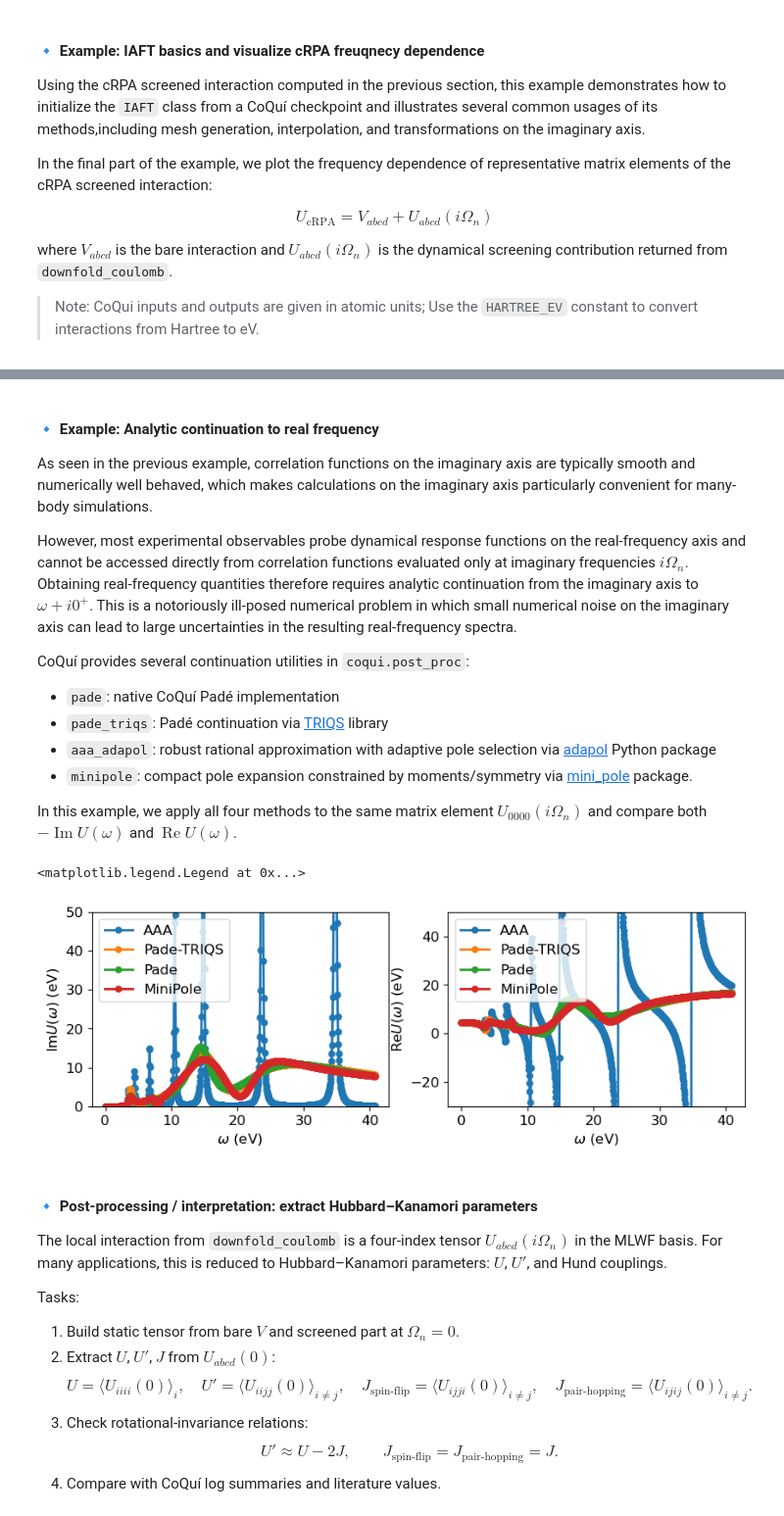
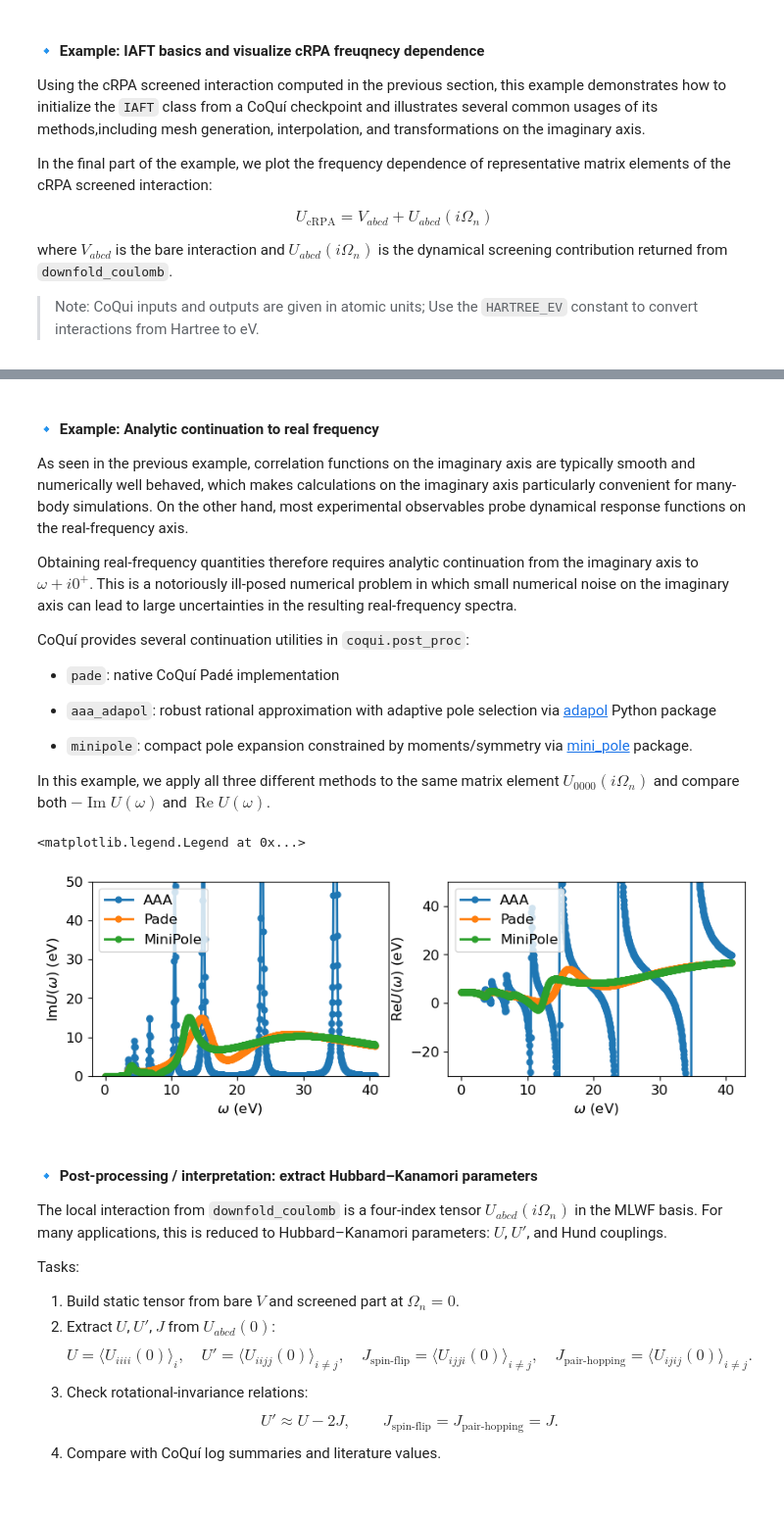
Before and after one commit to AbInitioQHub/coqui-tutorial, a Jupyter notebook: quickstart/03_crpa/03_crpa_screened_interactions.ipynb, the cells around one changed output, grey strips where cells are left out. Shown at 98% size. Drawn from its saved outputs; the diff is of its cells as text; code cells hidden in the pictures.

```diff
--- a/quickstart/03_crpa/03_crpa_screened_interactions.ipynb
+++ b/quickstart/03_crpa/03_crpa_screened_interactions.ipynb
@@ -255,54 +267,51 @@ plt.show()
 # %% [markdown]
 #### 🔹 Example: Analytic continuation to real frequency
 
-As seen in the previous example, correlation functions on the imaginary axis are typically smooth and numerically well behaved, which makes calculations on the imaginary axis particularly convenient for many-body simulations.
+As seen in the previous example, correlation functions on the imaginary axis are typically smooth and numerically well behaved, which makes calculations on the imaginary axis particularly convenient for many-body simulations. On the other hand, most experimental observables probe dynamical response functions on the real-frequency axis.
 
-However, most experimental observables probe dynamical response functions on the real-frequency axis and cannot be accessed directly from correlation functions evaluated only at imaginary frequencies $i\Omega_n$. Obtaining real-frequency quantities therefore requires analytic continuation from the imaginary axis to $\omega + i0^+$. This is a notoriously ill-posed numerical problem in which small numerical noise on the imaginary axis can lead to large uncertainties in the resulting real-frequency spectra.
+Obtaining real-frequency quantities therefore requires analytic continuation from the imaginary axis to $\omega + i0^+$. This is a notoriously ill-posed numerical problem in which small numerical noise on the imaginary axis can lead to large uncertainties in the resulting real-frequency spectra.
 
 CoQuí provides several continuation utilities in `coqui.post_proc`:
 - `pade`: native CoQuí Padé implementation
-- `pade_triqs`: Padé continuation via [TRIQS](https://github.com/triqs/triqs) library
+
 - `aaa_adapol`: robust rational approximation with adaptive pole selection via [adapol](https://github.com/flatironinstitute/adapol) Python package
+
 - `minipole`: compact pole expansion constrained by moments/symmetry via [mini_pole](https://github.com/Green-Phys/MiniPole) package.
 
-In this example, we apply all four methods to the same matrix element $U_{0000}(i\Omega_n)$ and compare both $-\operatorname{Im}U(\omega)$ and $\operatorname{Re}U(\omega)$.
+In this example, we apply all three different methods to the same matrix element $U_{0000}(i\Omega_n)$ and compare both $-\operatorname{Im}U(\omega)$ and $\operatorname{Re}U(\omega)$.
-# %%
-Uw_aaa, w_mesh_aaa = coqui.post_proc.aaa_adapol(Uloc_iw[:,0,0,0,0], iaft, stats='boson', wmin=0.0, wmax=1.5, Nw=1000, Nfit=40, ph_sym=True)
-Uw_pade, w_mesh_pade = coqui.post_proc.pade_triqs(Uloc_iw[:,0,0,0,0], iaft, stats='boson', wmin=0.0, wmax=1.5, Nw=1000, Nfit=100, ph_sym=True)
-Uw_pade2, w_mesh_pade2 = coqui.post_proc.pade(Uloc_iw[:,0,0,0,0], iaft, stats='boson', wmin=0.0, wmax=1.5, Nw=1000, Nfit=100, eta=0.0, ph_sym=True)
-Uw_minipole, w_mesh_minipole = coqui.post_proc.minipole(Uloc_iw[:,0,0,0,0], iaft, stats='boson', wmin=0.0, wmax=1.5, Nw=1000, tol=1e-12, eta=None, ph_sym=True)
-
-fig, ax = plt.subplots(1, 2, figsize=(10,3))
-ax[0].plot(w_mesh_aaa.real * HARTREE_EV, -Uw_aaa.imag * HARTREE_EV,
-            linewidth=2, marker='o', markersize=5, label='AAA')
-ax[0].plot(w_mesh_pade.real * HARTREE_EV, -Uw_pade.imag * HARTREE_EV,
-            linewidth=2, marker='o', markersize=5, label='Pade-TRIQS')
-ax[0].plot(w_mesh_pade2.real * HARTREE_EV, -Uw_pade2.imag * HARTREE_EV,
-        linewidth=2, marker='o', markersize=5, label='Pade')
-ax[0].plot(w_mesh_minipole.real * HARTREE_EV, -Uw_minipole.imag * HARTREE_EV,
-        linewidth=2, marker='o', markersize=5, label='MiniPole')
-ax[0].set_ylim(0, 50)
-ax[0].tick_params(axis='both', which='major', labelsize=12)
-ax[0].set_xlabel('$\omega$ (eV)', fontsize=12)
-ax[0].set_ylabel('Im$U(\omega)$ (eV)', fontsize=12)
-ax[0].legend(fontsize=12)
-
-ax[1].plot(w_mesh_aaa.real * HARTREE_EV, (Vloc[0,0,0,0]+Uw_aaa).real * HARTREE_EV,
-        linewidth=2, marker='o', markersize=5, label='AAA')
-ax[1].plot(w_mesh_pade.real * HARTREE_EV, (Vloc[0,0,0,0]+Uw_pade).real * HARTREE_EV,
-        linewidth=2, marker='o', markersize=5, label='Pade-TRIQS')
-ax[1].plot(w_mesh_pade2.real * HARTREE_EV, (Vloc[0,0,0,0]+Uw_pade2).real * HARTREE_EV,
-        linewidth=2, marker='o', markersize=5, label='Pade')
-ax[1].plot(w_mesh_minipole.real * HARTREE_EV, (Vloc[0,0,0,0]+Uw_minipole).real * HARTREE_EV,
-        linewidth=2, marker='o', markersize=5, label='MiniPole')
-ax[1].set_ylim(-30, 50)
-ax[1].tick_params(axis='both', which='major', labelsize=12)
-ax[1].set_xlabel('$\omega$ (eV)', fontsize=12)
-ax[1].set_ylabel('Re$U(\omega)$ (eV)', fontsize=12)
-ax[1].legend(fontsize=12)
-# %% [output]
-<matplotlib.legend.Legend at 0x...>
-[figure, removed]
+# %%
+Uw_aaa, w_mesh_aaa = coqui.post_proc.aaa_adapol(Uloc_iw[:,0,0,0,0], iaft, stats='boson', wmin=0.0, wmax=1.5, Nw=1000, Nfit=40, ph_sym=True)
+Ufit = coqui.post_proc.aaa_adapol_imag(Uloc_iw[:,0,0,0,0], iaft, stats='boson', Nfit=60, ph_sym=True)
+Uw_pade, w_mesh_pade = coqui.post_proc.pade(Ufit, iaft, stats='boson', wmin=0.0, wmax=1.5, Nw=1000, Nfit=100, eta=None, ph_sym=True)
+Uw_minipole, w_mesh_minipole = coqui.post_proc.minipole(Ufit, iaft, stats='boson', wmin=0.0, wmax=1.5, Nw=1000, tol=1e-12, eta=None, ph_sym=True)
+
+fig, ax = plt.subplots(1, 2, figsize=(10,3))
+ax[0].plot(w_mesh_aaa.real * HARTREE_EV, -Uw_aaa.imag * HARTREE_EV,
+            linewidth=2, marker='o', markersize=5, label='AAA')
+ax[0].plot(w_mesh_pade.real * HARTREE_EV, -Uw_pade.imag * HARTREE_EV,
+            linewidth=2, marker='o', markersize=5, label='Pade')
+ax[0].plot(w_mesh_minipole.real * HARTREE_EV, -Uw_minipole.imag * HARTREE_EV,
+        linewidth=2, marker='o', markersize=5, label='MiniPole')
+ax[0].set_ylim(0, 50)
+ax[0].tick_params(axis='both', which='major', labelsize=12)
+ax[0].set_xlabel('$\omega$ (eV)', fontsize=12)
+ax[0].set_ylabel('Im$U(\omega)$ (eV)', fontsize=12)
+ax[0].legend(fontsize=12)
+
+ax[1].plot(w_mesh_aaa.real * HARTREE_EV, (Vloc[0,0,0,0]+Uw_aaa).real * HARTREE_EV,
+        linewidth=2, marker='o', markersize=5, label='AAA')
+ax[1].plot(w_mesh_pade.real * HARTREE_EV, (Vloc[0,0,0,0]+Uw_pade).real * HARTREE_EV,
+        linewidth=2, marker='o', markersize=5, label='Pade')
+ax[1].plot(w_mesh_minipole.real * HARTREE_EV, (Vloc[0,0,0,0]+Uw_minipole).real * HARTREE_EV,
+        linewidth=2, marker='o', markersize=5, label='MiniPole')
+ax[1].set_ylim(-30, 50)
+ax[1].tick_params(axis='both', which='major', labelsize=12)
+ax[1].set_xlabel('$\omega$ (eV)', fontsize=12)
+ax[1].set_ylabel('Re$U(\omega)$ (eV)', fontsize=12)
+ax[1].legend(fontsize=12)
+# %% [output]
+<matplotlib.legend.Legend at 0x...>
+[figure, added]
 # %% [markdown]
 #### 🔹 Post-processing / interpretation: extract Hubbard–Kanamori parameters
 
```
Also changed, not shown: parts of 11 cells of this notebook, 1 other file.
